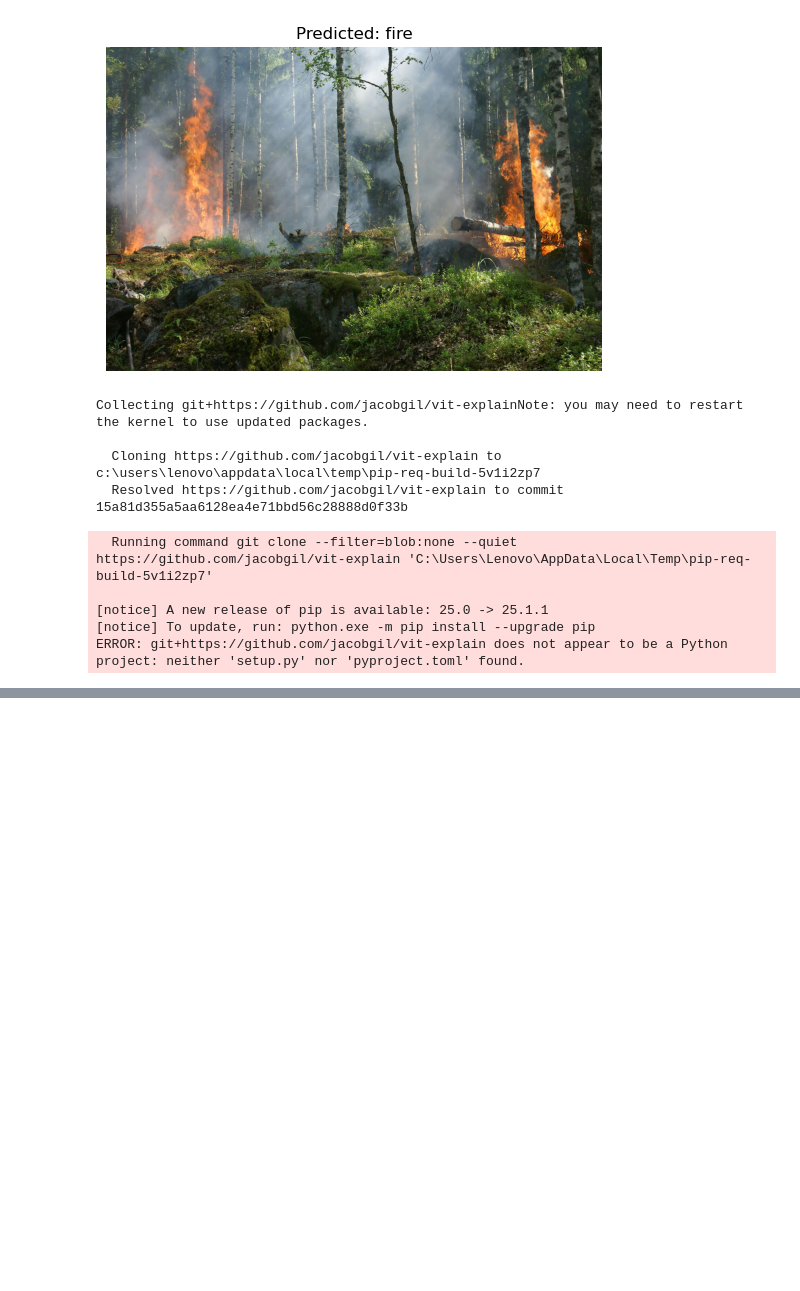
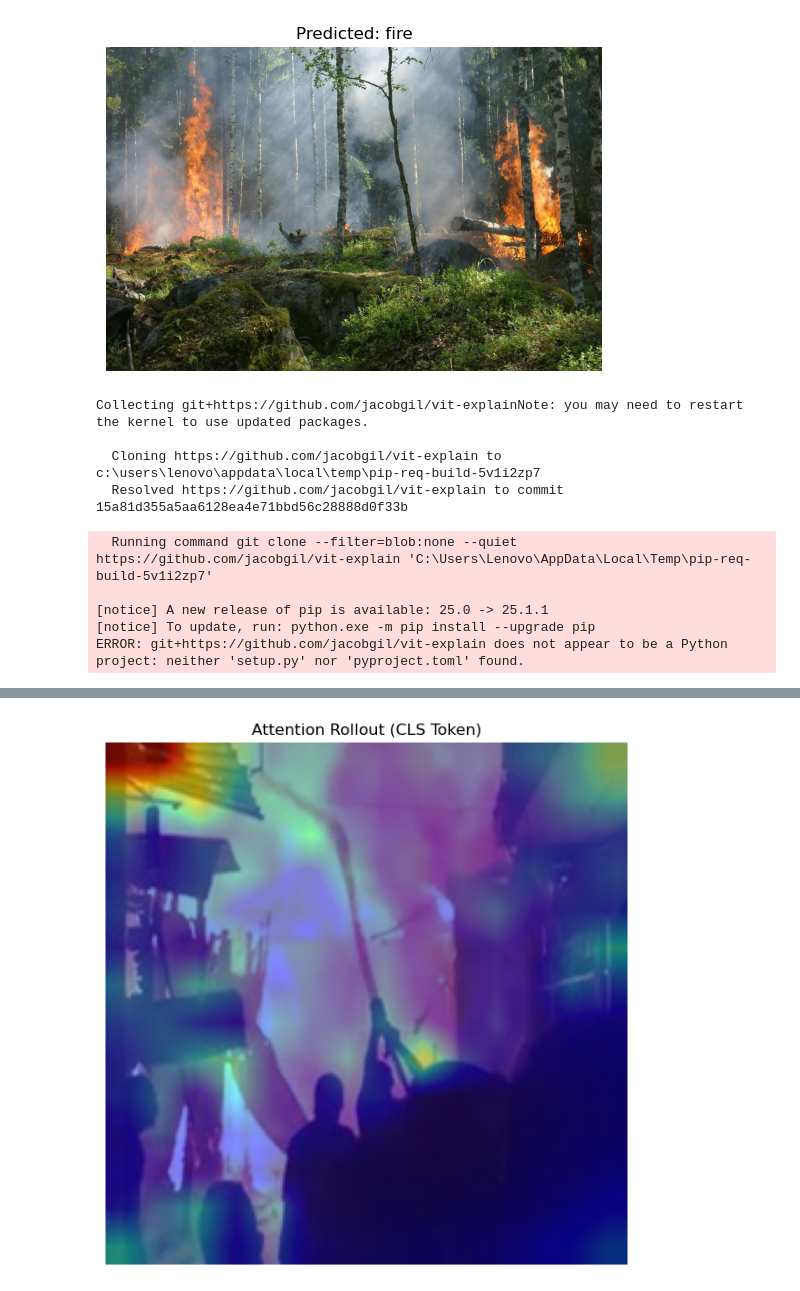
Before and after one commit to PranitaAbbireddy/Forest-Fire-Detection, a Jupyter notebook: fire_detection.ipynb, the cells around one changed output, grey strips where cells are left out. Cells and saved outputs as stored; diff of their text form; code cells hidden in the pictures; blank space fills up the shorter version.

```diff
--- a/fire_detection.ipynb
+++ b/fire_detection.ipynb
@@ -304,0 +396,94 @@ plt.show()
+# %%
+import torch
+import matplotlib.pyplot as plt
+from torchvision import transforms
+from PIL import Image
+from timm import create_model
+import numpy as np
+import cv2
+
+# -----------------------------
+# Configs
+# -----------------------------
+image_path = 'data/val/fire/0017.png'
+model_path = 'vit_forest_fire.pth'
+model_name = 'vit_tiny_patch16_224'
+
+device = torch.device("cuda" if torch.cuda.is_available() else "cpu")
+model = create_model(model_name, pretrained=False, num_classes=2)
+model.load_state_dict(torch.load(model_path, map_location=device))
+model.to(device).eval()
+
+# -----------------------------
+# Preprocess image
+# -----------------------------
+img = Image.open(image_path).convert("RGB")
+transform = transforms.Compose([
+    transforms.Resize((224, 224)),
+    transforms.ToTensor(),
+    transforms.Normalize([0.485, 0.456, 0.406],
+                         [0.229, 0.224, 0.225])
+])
+input_tensor = transform(img).unsqueeze(0).to(device)
+
+# -----------------------------
+# Hook to manually compute attention from Q and K
+# -----------------------------
+attn_weights = []
+
+def get_attention_hook(module, input, output):
+    try:
+        x = input[0].detach().cpu()  # input token sequence
+        B, N, C = x.shape
+        qkv = module.qkv(x)
+        qkv = qkv.reshape(B, N, 3, -1).permute(2, 0, 1, 3)
+        q, k, _ = qkv[0], qkv[1], qkv[2]
+
+        attn = (q @ k.transpose(-2, -1)) * (1.0 / (q.shape[-1] ** 0.5))
+        attn = attn.softmax(dim=-1)
+        attn_weights.append(attn.cpu().detach())
+    except Exception as e:
+        print("Attention hook error:", e)
+
+
+# Register hook on each attention layer
+for blk in model.blocks:
+    blk.attn.register_forward_hook(get_attention_hook)
+
+# -----------------------------
+# Forward pass
+# -----------------------------
+attn_weights.clear()
+with torch.no_grad():
+    _ = model(input_tensor)
+
+# -----------------------------
+# Compute attention rollout
+# -----------------------------
+def compute_rollout(attn_weights):
+    result = torch.eye(attn_weights[0].size(-1)).to(device)  # Identity [tokens, tokens]
+    for attn in attn_weights:
+        attn = attn.squeeze(0)  # [tokens, tokens]
+        attn += torch.eye(attn.shape[0]).to(device)
+        attn /= attn.sum(dim=-1, keepdim=True)
+        result = attn @ result
+    return result[0, 1:]  # CLS token to all others
+
+rollout = compute_rollout(attn_weights)
+num_patches = rollout.shape[0]
+side = int(num_patches ** 0.5)
+rollout_map = rollout.reshape(side, side).cpu().numpy()
+rollout_resized = cv2.resize(rollout_map, (224, 224))
+
+# -----------------------------
+# Visualize
+# -----------------------------
+plt.figure(figsize=(6, 6))
+plt.imshow(img.resize((224, 224)))
+plt.imshow(rollout_resized, cmap='jet', alpha=0.5)
+plt.title("Attention Rollout (CLS Token)")
+plt.axis('off')
+plt.tight_layout()
+plt.show()
+# %% [output]
+[figure, added]
```
Also changed, not shown: parts of 13 cells of this notebook.
